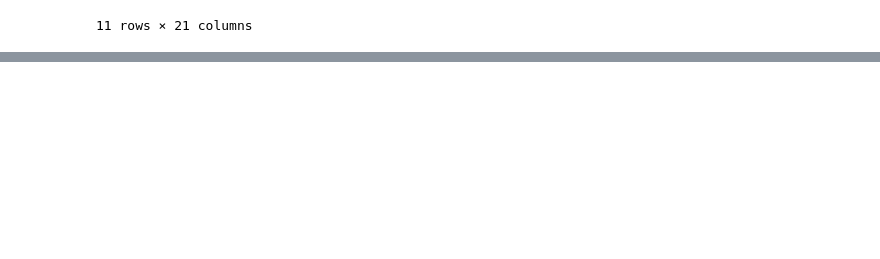
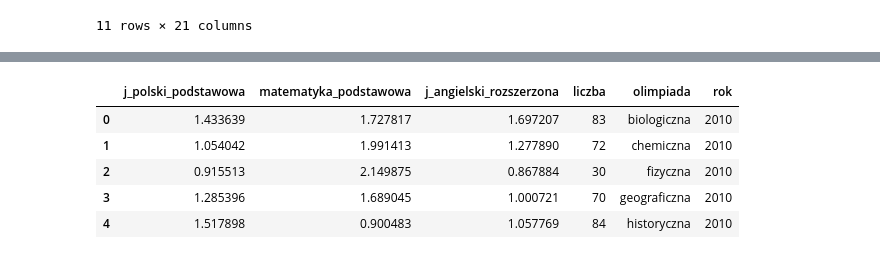
Before and after one commit to stared/delab-matury, a Jupyter notebook: eksploracje/laureaci_2.ipynb, the cells around one changed output, grey strips where cells are left out. Drawn from its saved outputs; the diff is of its cells as text; code cells hidden in the pictures; blank space fills up the shorter version.

```diff
--- a/eksploracje/laureaci_2.ipynb
+++ b/eksploracje/laureaci_2.ipynb
@@ -132,3 +162,12 @@ dfr2014 = srednie_laureatow(2014)
+# %%
+lata_zlaczone_znorm.head()
+# %% [output]
+|  | j_polski_podstawowa | matematyka_podstawowa | j_angielski_rozszerzona | liczba | olimpiada | rok |
+| 0 | 1.433639 | 1.727817 | 1.697207 | 83 | biologiczna | 2010 |
+| 1 | 1.054042 | 1.991413 | 1.277890 | 72 | chemiczna | 2010 |
+| 2 | 0.915513 | 2.149875 | 0.867884 | 30 | fizyczna | 2010 |
+| 3 | 1.285396 | 1.689045 | 1.000721 | 70 | geograficzna | 2010 |
+| 4 | 1.517898 | 0.900483 | 1.057769 | 84 | historyczna | 2010 |
 # %%
 dfr2010
 # %% [output]
```
Also changed, not shown: parts of 15 cells of this notebook, 2 other files.
